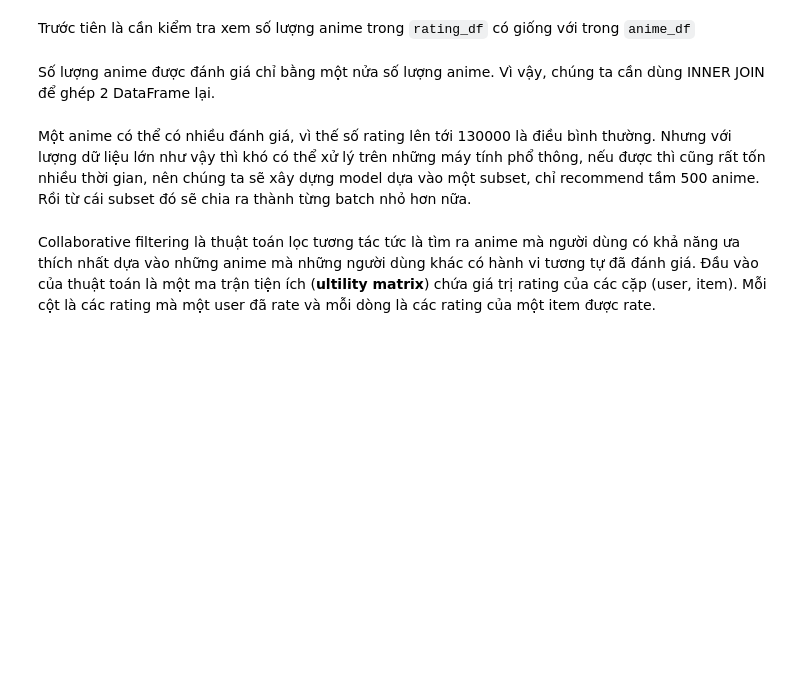
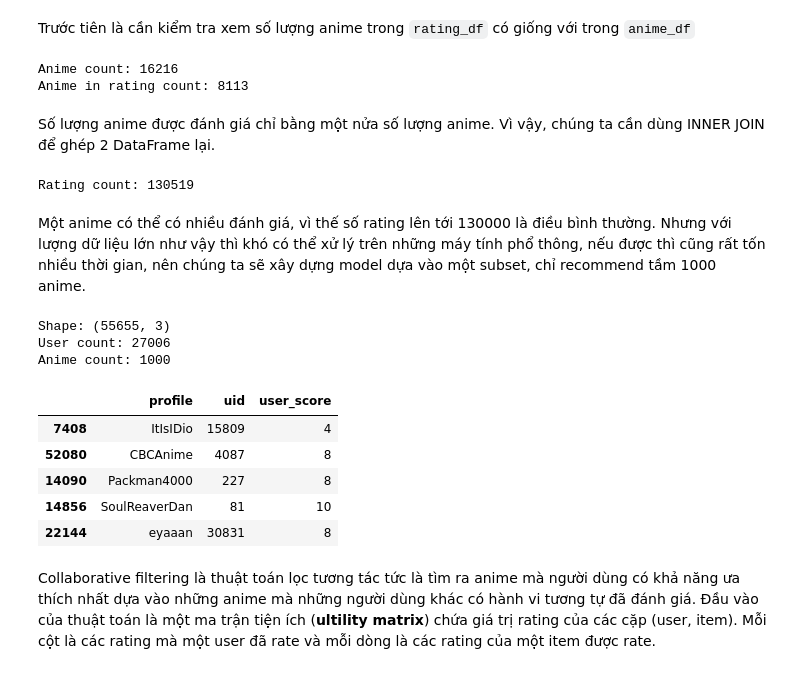
Before and after one commit to phineasla-hcmus/3.1-DS-Final, a Jupyter notebook: P4DS_FinalProject.ipynb, the cells around one changed output. Cells and saved outputs as stored; diff of their text form; code cells hidden in the pictures; blank space fills up the shorter version.

```diff
--- a/P4DS_FinalProject.ipynb
+++ b/P4DS_FinalProject.ipynb
@@ -234,7 +309,7 @@ print('scores:', open_object_dtype(rating_df['scores']))
 ## Loại bỏ các dòng bị lặp
 # %%
 # Loại bỏ các dòng bị duplicate
-anime_df = anime_df.drop_duplicates()
+anime_df = anime_df.drop_duplicates(subset=['uid'])
 rating_df = rating_df.drop_duplicates()
 # %%
 # In lại số dòng bị lặp sau khi loại bỏ duplicate để check
@@ -657,6 +939,9 @@ Trước tiên là cần kiểm tra xem số lượng anime trong `rating_df` c
 # %%
 print('Anime count:', len(anime_df['uid'].unique()))
 print('Anime in rating count:', len(rating_df['anime_uid'].unique()))
+# %% [output]
+Anime count: 16216
+Anime in rating count: 8113
 # %% [markdown]
 Số lượng anime được đánh giá chỉ bằng một nửa số lượng anime. Vì vậy, chúng ta cần dùng INNER JOIN để ghép 2 DataFrame lại.
 # %%
@@ -671,23 +956,35 @@ merge_rating = merge_rating[['profile', 'uid', 'user_score']]
 merge_rating = merge_rating.reset_index(drop=True)
 
 print('Rating count:', len(merge_rating))
+# %% [output]
+Rating count: 130519
 # %% [markdown]
-Một anime có thể có nhiều đánh giá, vì thế số rating lên tới 130000 là điều bình thường. Nhưng với lượng dữ liệu lớn như vậy thì khó có thể xử lý trên những máy tính phổ thông, nếu được thì cũng rất tốn nhiều thời gian, nên chúng ta sẽ xây dựng model dựa vào một subset, chỉ recommend tầm 500 anime. Rồi từ cái subset đó sẽ chia ra thành từng batch nhỏ hơn nữa.
+Một anime có thể có nhiều đánh giá, vì thế số rating lên tới 130000 là điều bình thường. Nhưng với lượng dữ liệu lớn như vậy thì khó có thể xử lý trên những máy tính phổ thông, nếu được thì cũng rất tốn nhiều thời gian, nên chúng ta sẽ xây dựng model dựa vào một subset, chỉ recommend tầm 1000 anime.
 # %%
 def subset_anime(size, shuffle=False):
     selected = merge_rating['uid'].unique()
     if isinstance(size, int):
         size = [0, size]
     if shuffle:
         selected = np.random.shuffle(selected)
         return selected[size[0]:size[1]]
     return selected[size[0]:size[1]]
 
 
-selected_rating = merge_rating[merge_rating['uid'].isin(subset_anime(200))]
+selected_rating = merge_rating[merge_rating['uid'].isin(subset_anime(1000))]
 print('Shape:', selected_rating.shape)
 print('User count:', selected_rating['profile'].nunique())
 print('Anime count:', selected_rating['uid'].nunique())
 selected_rating.sample(5)
+# %% [output]
+Shape: (55655, 3)
+User count: 27006
+Anime count: 1000
+|  | profile | uid | user_score |
+| 7408 | ItIsIDio | 15809 | 4 |
+| 52080 | CBCAnime | 4087 | 8 |
+| 14090 | Packman4000 | 227 | 8 |
+| 14856 | SoulReaverDan | 81 | 10 |
+| 22144 | eyaaan | 30831 | 8 |
 # %% [markdown]
 Collaborative filtering là thuật toán lọc tương tác tức là tìm ra anime mà người dùng có khả năng ưa thích nhất dựa vào những anime mà những người dùng khác có hành vi tương tự đã đánh giá. Đầu vào của thuật toán là một ma trận tiện ích (**ultility matrix**) chứa giá trị rating của các cặp (user, item). Mỗi cột là các rating mà một user đã rate và mỗi dòng là các rating của một item được rate.
```
Also changed, not shown: parts of 51 cells of this notebook.
